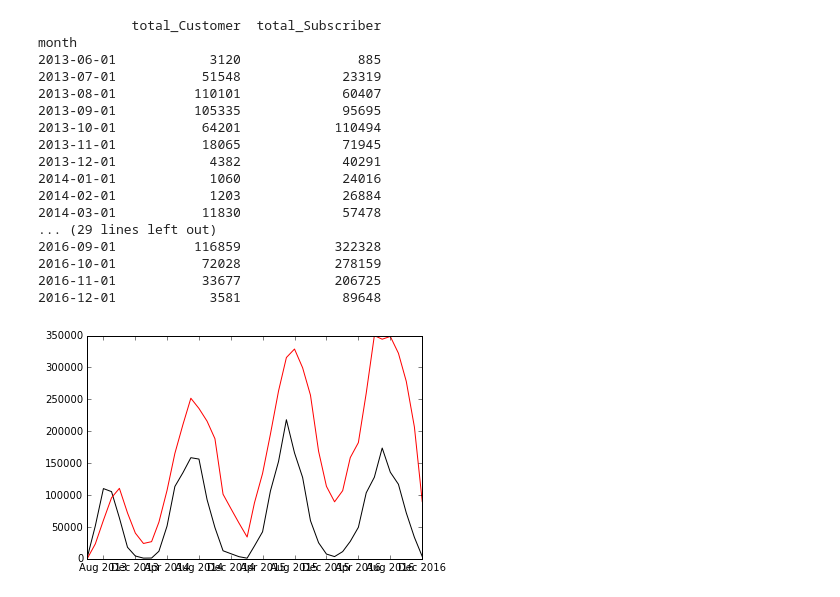
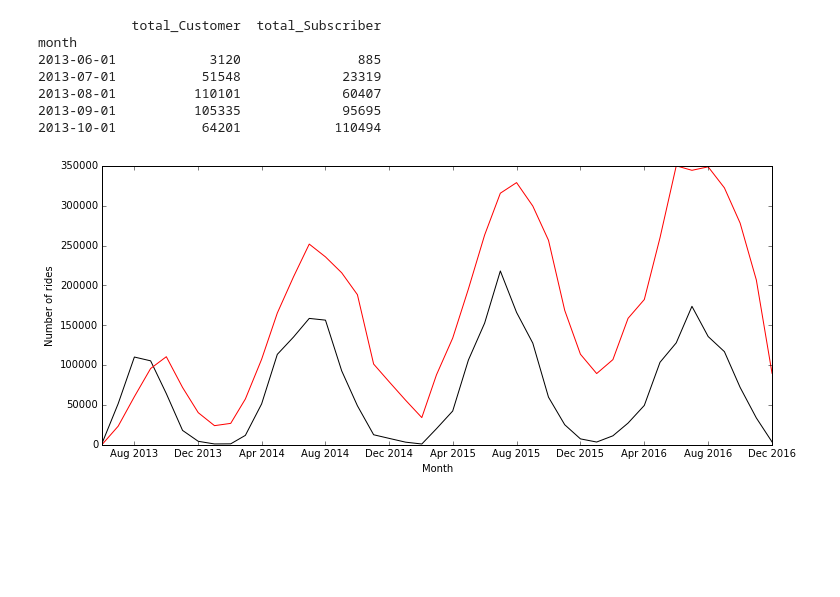
Before and after one commit to dashdotrobot/divvy-data, a Jupyter notebook: data_for_EXCEL.ipynb, the cells around one changed output. Cells and saved outputs as stored; diff of their text form; code cells hidden in the pictures; blank space fills up the shorter version.

Commit message:
Widen plot of rides by month

```diff
--- a/data_for_EXCEL.ipynb
+++ b/data_for_EXCEL.ipynb
@@ -25,7 +25,7 @@ trips_m.sort_values(by='month', inplace=True)
 trips_m.set_index('month', inplace=True)
 
 trips_total = pd.concat([trips_f, trips_m], axis=1)
-print trips_total
+print trips_total.head()
 # %% [output]
             total_Customer  total_Subscriber
 month
@@ -34,19 +34,14 @@ month
 2013-08-01          110101             60407
 2013-09-01          105335             95695
 2013-10-01           64201            110494
-2013-11-01           18065             71945
-2013-12-01            4382             40291
-2014-01-01            1060             24016
-2014-02-01            1203             26884
-2014-03-01           11830             57478
-... (29 lines left out)
-2016-09-01          116859            322328
-2016-10-01           72028            278159
-2016-11-01           33677            206725
-2016-12-01            3581             89648
 # %%
+plt.figure(figsize=(12, 5))
 plt.plot(trips_total.index, trips_total['total_Customer'], 'k')
 plt.plot(trips_total.index, trips_total['total_Subscriber'], 'r')
+
+plt.xlabel('Month')
+plt.ylabel('Number of rides')
+
 plt.show()
 # %% [output]
-[figure, old version]
+[figure, new version]
```
